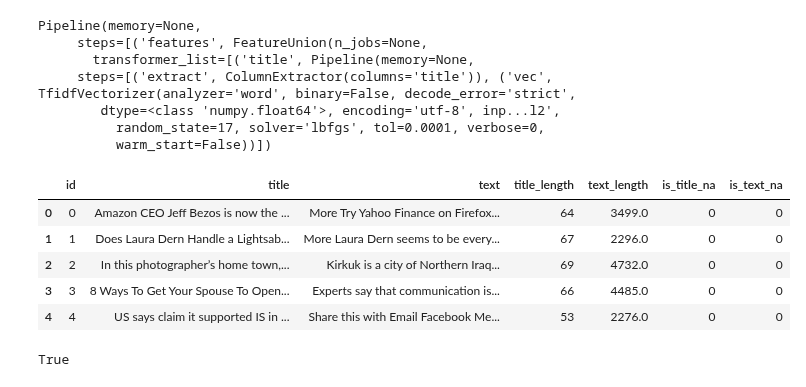
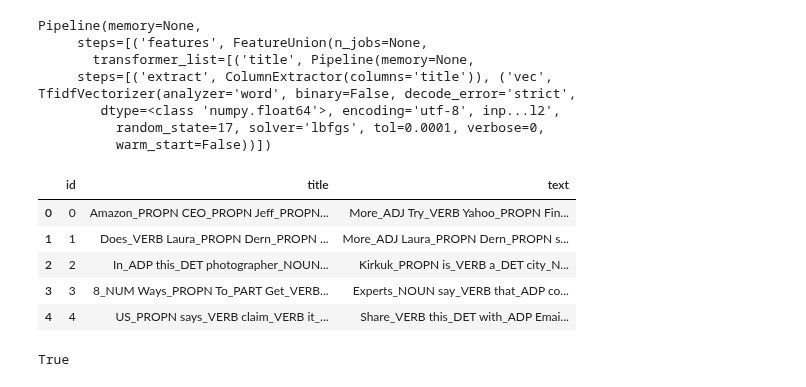
Before and after one commit to labdmitriy/dl_in_nlp, a Jupyter notebook: workshop_4/notebooks/Model - Linear.ipynb, the cells around one changed output. Cells and saved outputs as stored; diff of their text form; code cells hidden in the pictures.

```diff
--- a/workshop_4/notebooks/Model - Linear.ipynb
+++ b/workshop_4/notebooks/Model - Linear.ipynb
@@ -32,21 +32,23 @@ RANDOM_SEED = 17
 train_df = pd.read_csv(DATA_PATH/'train.csv')
 valid_df = pd.read_csv(DATA_PATH/'valid.csv')
 test_df = pd.read_csv(DATA_PATH/'test.csv')
+# %%
+with open(DATA_PATH/'X_train_ftfy_spacy.pkl', 'rb') as  f:
+    X_train_clean = pickle.load(f)
+
+train_df['title'] = X_train_clean['clean_title']
+train_df['text'] = X_train_clean['clean_text']
+
+with open(DATA_PATH/'X_valid_ftfy_spacy.pkl', 'rb') as  f:
+    X_valid_clean = pickle.load(f)
+
+valid_df['title'] = X_valid_clean['clean_title']
+valid_df['text'] = X_valid_clean['clean_text']
+
+with open(DATA_PATH/'X_test_ftfy_spacy.pkl', 'rb') as  f:
+    X_test_clean = pickle.load(f)
+
+test_df['title'] = X_test_clean['clean_title']
+test_df['text'] = X_test_clean['clean_text']
 # %% [markdown]
 **Data Cleaning**
-# %%
-train_df['title_length'] = train_df['title'].str.len().fillna(0)
-valid_df['title_length'] = valid_df['title'].str.len().fillna(0)
-test_df['title_length'] = test_df['title'].str.len().fillna(0)
-
-train_df['text_length'] = train_df['text'].str.len().fillna(0)
-valid_df['text_length'] = valid_df['text'].str.len().fillna(0)
-test_df['text_length'] = test_df['text'].str.len().fillna(0)
-# %%
-train_df['is_title_na'] = train_df['title'].isnull().astype(np.int8)
-valid_df['is_title_na'] = valid_df['title'].isnull().astype(np.int8)
-test_df['is_title_na'] = test_df['title'].isnull().astype(np.int8)
-
-train_df['is_text_na'] = train_df['text'].isnull().astype(np.int8)
-valid_df['is_text_na'] = valid_df['text'].isnull().astype(np.int8)
-test_df['is_text_na'] = test_df['text'].isnull().astype(np.int8)
@@ -422,16 +411,16 @@ Pipeline(memory=None,
           random_state=17, solver='lbfgs', tol=0.0001, verbose=0,
           warm_start=False))])
 # %%
-X_test.columns = ['id', 'title', 'text', 'title_length', 'text_length',
-       'is_title_na', 'is_text_na']
+X_test.columns = ['id', 'title', 'text']#, 'title_length', 'text_length',
+       #'is_title_na', 'is_text_na']
 X_test.head()
 # %% [output]
-|  | id | title | text | title_length | text_length | is_title_na | is_text_na |
-| 0 | 0 | Amazon CEO Jeff Bezos is now the ... | More Try Yahoo Finance on Firefox... | 64 | 3499.0 | 0 | 0 |
-| 1 | 1 | Does Laura Dern Handle a Lightsab... | More Laura Dern seems to be every... | 67 | 2296.0 | 0 | 0 |
-| 2 | 2 | In this photographer’s home town,... | Kirkuk is a city of Northern Iraq... | 69 | 4732.0 | 0 | 0 |
-| 3 | 3 | 8 Ways To Get Your Spouse To Open... | Experts say that communication is... | 66 | 4485.0 | 0 | 0 |
-| 4 | 4 | US says claim it supported IS in ... | Share this with Email Facebook Me... | 53 | 2276.0 | 0 | 0 |
+|  | id | title | text |
+| 0 | 0 | Amazon_PROPN CEO_PROPN Jeff_PROPN... | More_ADJ Try_VERB Yahoo_PROPN Fin... |
+| 1 | 1 | Does_VERB Laura_PROPN Dern_PROPN ... | More_ADJ Laura_PROPN Dern_PROPN s... |
+| 2 | 2 | In_ADP this_DET photographer_NOUN... | Kirkuk_PROPN is_VERB a_DET city_N... |
+| 3 | 3 | 8_NUM Ways_PROPN To_PART Get_VERB... | Experts_NOUN say_VERB that_ADP co... |
+| 4 | 4 | US_PROPN says_VERB claim_VERB it_... | Share_VERB this_DET with_ADP Emai... |
 # %%
 (test_df.index == X_test.id).all()
 # %% [output]
```
Also changed, not shown: parts of 15 cells of this notebook, 3 other files.
